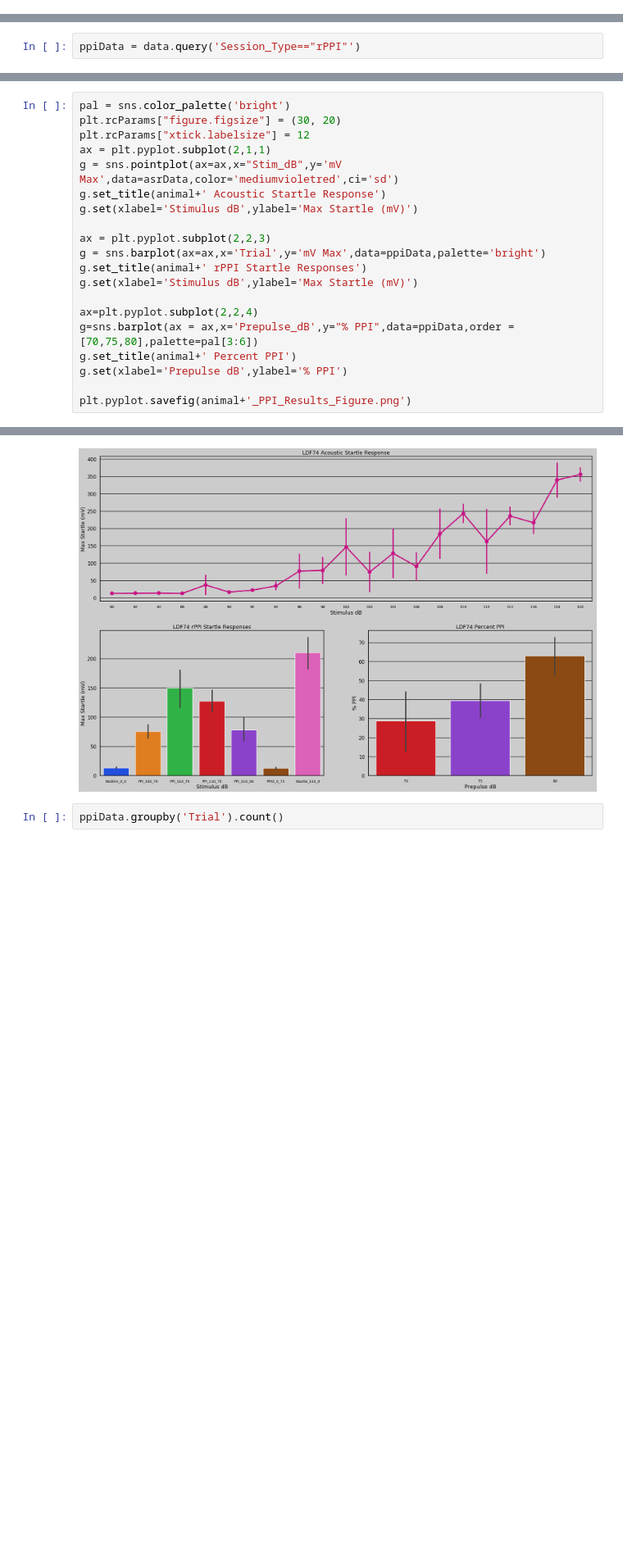
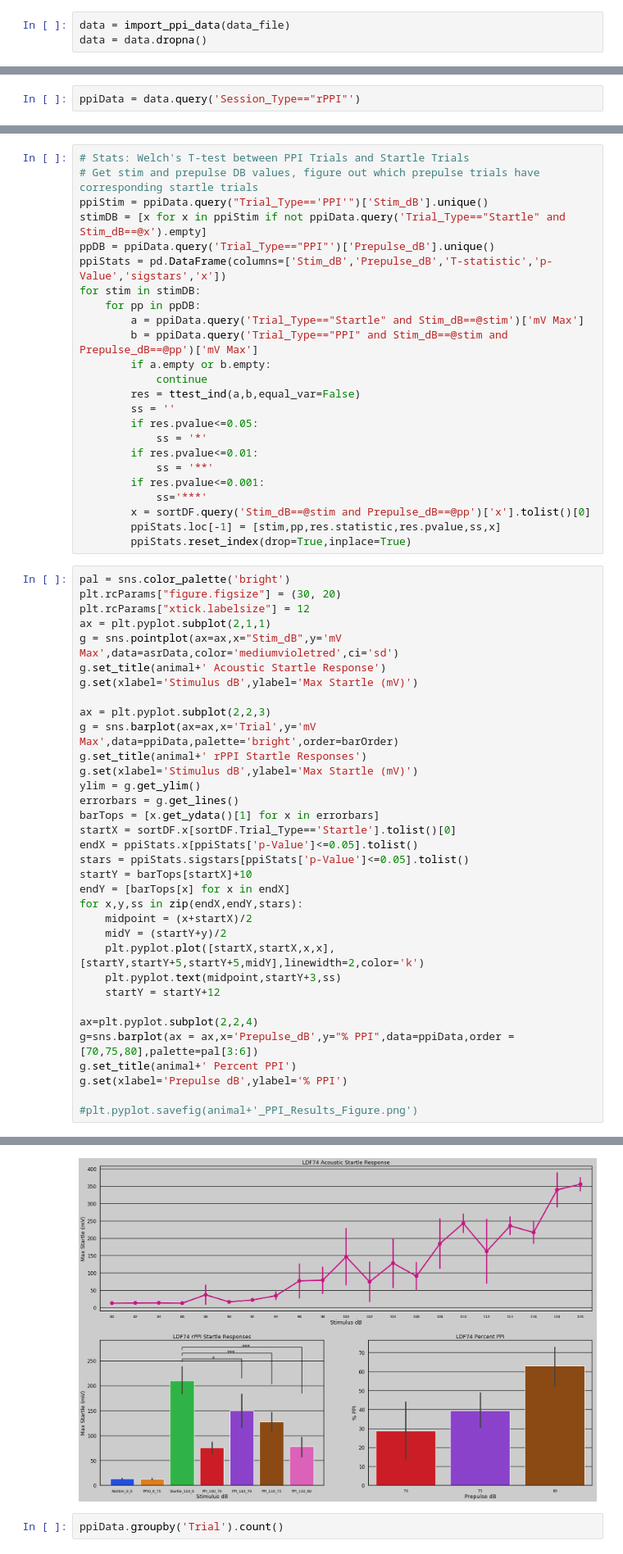
Before and after one commit to nubs01/toolbox, a Jupyter notebook: PPI_Analysis/Single_Animal_PPI_Analysis.ipynb, the cells around one changed output, grey strips where cells are left out. Shown at 82% size. Drawn from its saved outputs; the diff is of its cells as text; blank space fills up the shorter version.

Commit message:
Add stats to PPI analysis and sigstars to plots

```diff
--- a/PPI_Analysis/Single_Animal_PPI_Analysis.ipynb
+++ b/PPI_Analysis/Single_Animal_PPI_Analysis.ipynb
@@ -23,3 +20,6 @@ data = data.dropna()
+# %%
+data = import_ppi_data(data_file)
+data = data.dropna()
 # %%
 # Parse Session and Trial into Date, Animal, Session_Type, Trial_Type, Stim DB, Prepulse DB
 data = pd.concat((data,data.Session.str.split('_', expand=True)), axis=1).rename(columns={0:'Date',1:'Animal',2:'Session_Type'})
@@ -89,3 +91,27 @@ See the caveats in the documentation: http://pandas.pydata.org/pandas-docs/stabl
+# %%
+# Stats: Welch's T-test between PPI Trials and Startle Trials
+# Get stim and prepulse DB values, figure out which prepulse trials have corresponding startle trials
+ppiStim = ppiData.query("Trial_Type=='PPI'")['Stim_dB'].unique()
+stimDB = [x for x in ppiStim if not ppiData.query('Trial_Type=="Startle" and Stim_dB==@x').empty]
+ppDB = ppiData.query('Trial_Type=="PPI"')['Prepulse_dB'].unique()
+ppiStats = pd.DataFrame(columns=['Stim_dB','Prepulse_dB','T-statistic','p-Value','sigstars','x'])
+for stim in stimDB:
+    for pp in ppDB:
+        a = ppiData.query('Trial_Type=="Startle" and Stim_dB==@stim')['mV Max']
+        b = ppiData.query('Trial_Type=="PPI" and Stim_dB==@stim and Prepulse_dB==@pp')['mV Max']
+        if a.empty or b.empty:
+            continue
+        res = ttest_ind(a,b,equal_var=False)
+        ss = ''
+        if res.pvalue<=0.05:
+            ss = '*'
+        if res.pvalue<=0.01:
+            ss = '**'
+        if res.pvalue<=0.001:
+            ss='***'
+        x = sortDF.query('Stim_dB==@stim and Prepulse_dB==@pp')['x'].tolist()[0]
+        ppiStats.loc[-1] = [stim,pp,res.statistic,res.pvalue,ss,x]
+        ppiStats.reset_index(drop=True,inplace=True)
 # %%
 pal = sns.color_palette('bright')
 plt.rcParams["figure.figsize"] = (30, 20)
@@ -96,14 +122,28 @@ g.set_title(animal+' Acoustic Startle Response')
 g.set(xlabel='Stimulus dB',ylabel='Max Startle (mV)')
 
 ax = plt.pyplot.subplot(2,2,3)
-g = sns.barplot(ax=ax,x='Trial',y='mV Max',data=ppiData,palette='bright')
+g = sns.barplot(ax=ax,x='Trial',y='mV Max',data=ppiData,palette='bright',order=barOrder)
 g.set_title(animal+' rPPI Startle Responses')
 g.set(xlabel='Stimulus dB',ylabel='Max Startle (mV)')
+ylim = g.get_ylim()
+errorbars = g.get_lines()
+barTops = [x.get_ydata()[1] for x in errorbars]
+startX = sortDF.x[sortDF.Trial_Type=='Startle'].tolist()[0]
+endX = ppiStats.x[ppiStats['p-Value']<=0.05].tolist()
+stars = ppiStats.sigstars[ppiStats['p-Value']<=0.05].tolist()
+startY = barTops[startX]+10
+endY = [barTops[x] for x in endX]
+for x,y,ss in zip(endX,endY,stars):
+    midpoint = (x+startX)/2
+    midY = (startY+y)/2
+    plt.pyplot.plot([startX,startX,x,x],[startY,startY+5,startY+5,midY],linewidth=2,color='k')
+    plt.pyplot.text(midpoint,startY+3,ss)
+    startY = startY+12
 
 ax=plt.pyplot.subplot(2,2,4)
 g=sns.barplot(ax = ax,x='Prepulse_dB',y="% PPI",data=ppiData,order = [70,75,80],palette=pal[3:6])
 g.set_title(animal+' Percent PPI')
 g.set(xlabel='Prepulse dB',ylabel='% PPI')
 
-plt.pyplot.savefig(animal+'_PPI_Results_Figure.png')
+#plt.pyplot.savefig(animal+'_PPI_Results_Figure.png')
 # %% [output]
@@ -110,4 +151,4 @@ plt.pyplot.savefig(animal+'_PPI_Results_Figure.png')
-[figure, old version]
+[figure, new version]
 # %%
 ppiData.groupby('Trial').count()
 # %% [output]
```
Also changed, not shown: parts of 20 cells of this notebook, 4 other files.
